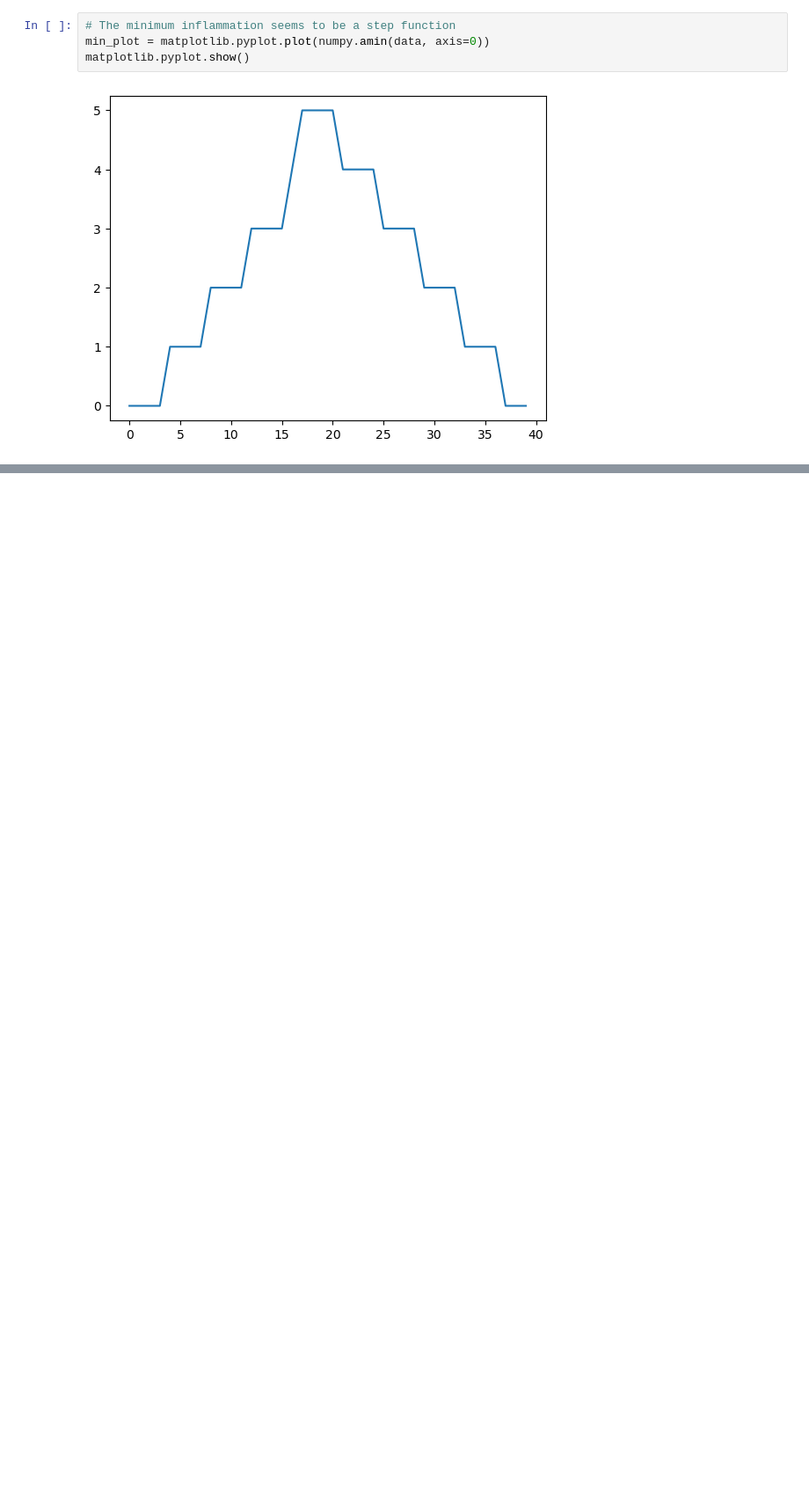
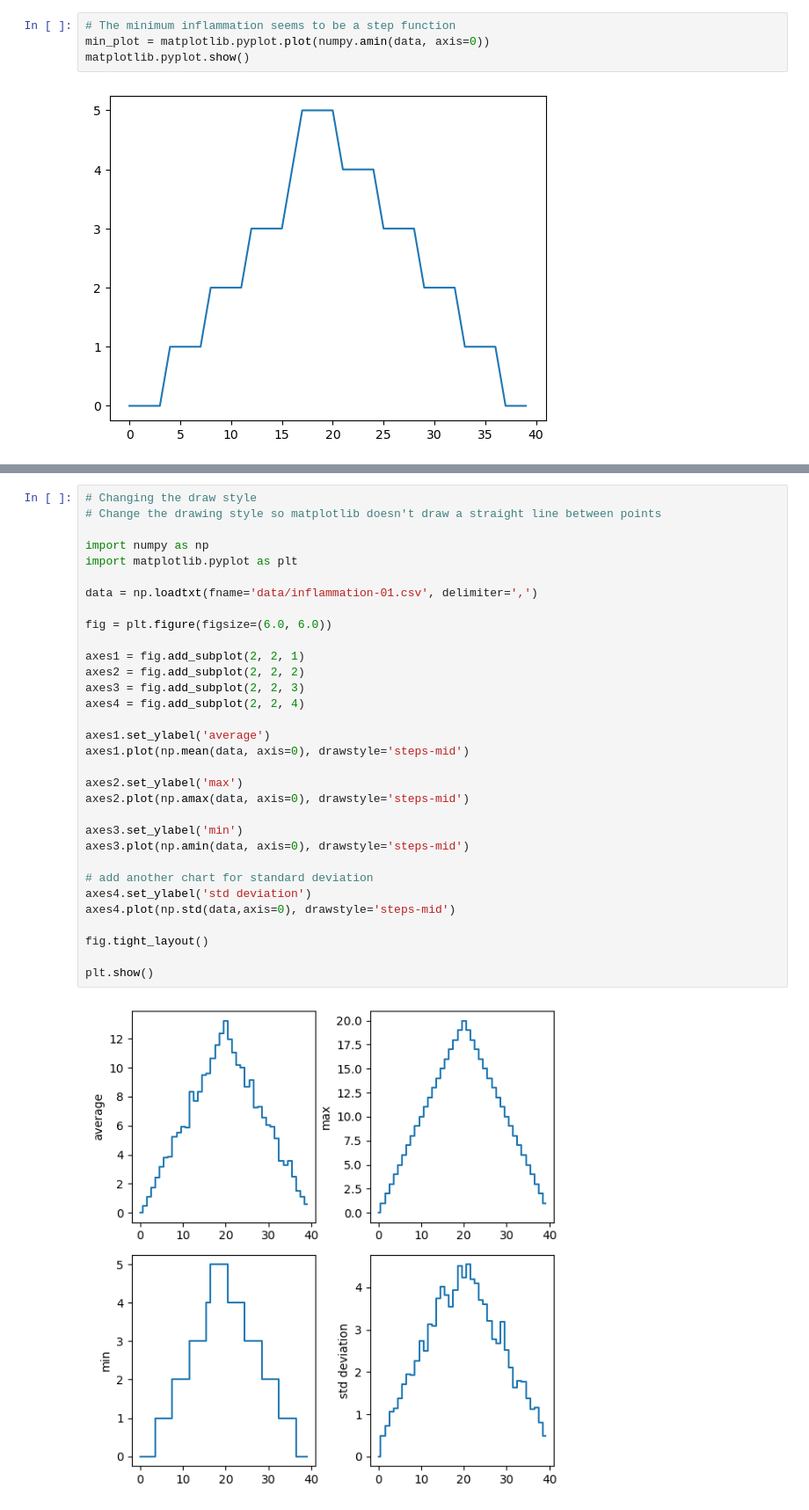
Before and after one commit to newmanreb/software-carpentry-1, a Jupyter notebook: visualising-tabular.ipynb, the cells around one changed output, grey strips where cells are left out. Shown at 88% size. Drawn from its saved outputs; the diff is of its cells as text; blank space fills up the shorter version.

```diff
--- a/visualising-tabular.ipynb
+++ b/visualising-tabular.ipynb
@@ -74,0 +86,34 @@ matplotlib.pyplot.show()
+# %%
+# Changing the draw style
+# Change the drawing style so matplotlib doesn't draw a straight line between points
+
+import numpy as np
+import matplotlib.pyplot as plt
+
+data = np.loadtxt(fname='data/inflammation-01.csv', delimiter=',')
+
+fig = plt.figure(figsize=(6.0, 6.0))
+
+axes1 = fig.add_subplot(2, 2, 1)
+axes2 = fig.add_subplot(2, 2, 2)
+axes3 = fig.add_subplot(2, 2, 3)
+axes4 = fig.add_subplot(2, 2, 4)
+
+axes1.set_ylabel('average')
+axes1.plot(np.mean(data, axis=0), drawstyle='steps-mid')
+
+axes2.set_ylabel('max')
+axes2.plot(np.amax(data, axis=0), drawstyle='steps-mid')
+
+axes3.set_ylabel('min')
+axes3.plot(np.amin(data, axis=0), drawstyle='steps-mid')
+
+# add another chart for standard deviation
+axes4.set_ylabel('std deviation')
+axes4.plot(np.std(data,axis=0), drawstyle='steps-mid')
+
+fig.tight_layout()
+
+plt.show()
+# %% [output]
+[figure, added]
```
Also changed, not shown: parts of 2 cells of this notebook, 1 other file.
